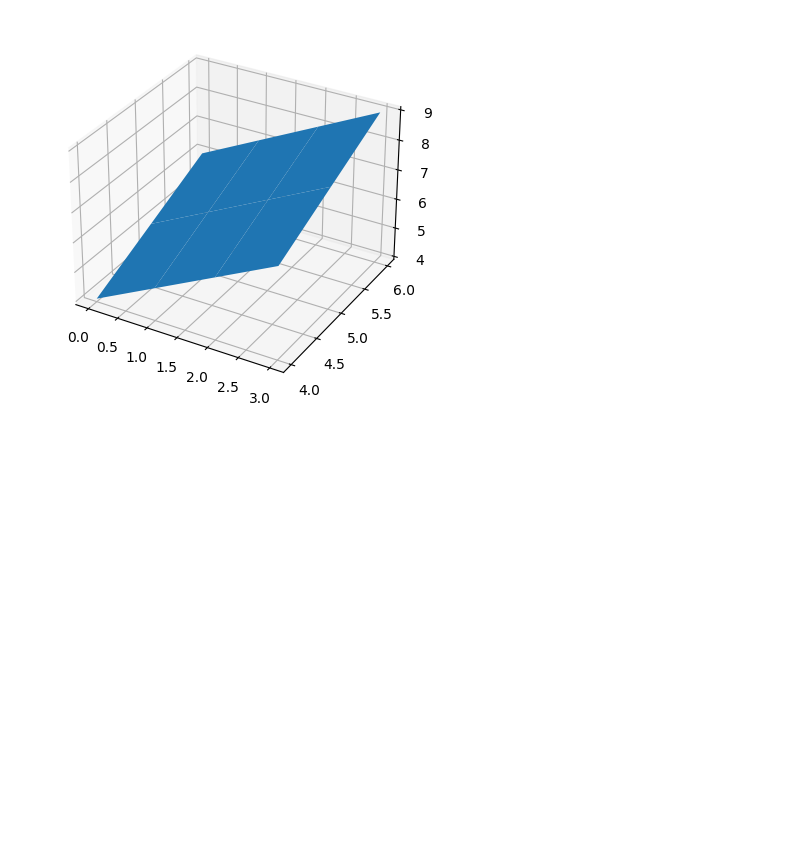
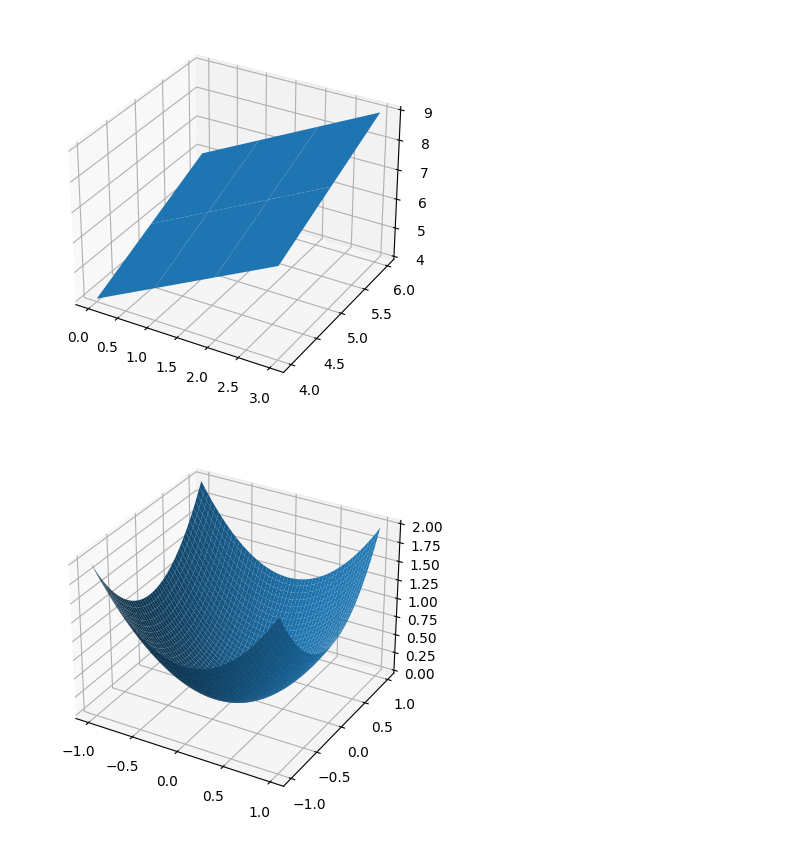
Before and after one commit to anirbang324/python_for_data_science, a Jupyter notebook: matplotlib/3d_plots_matplotlib.ipynb, the cells around one changed output. Drawn from its saved outputs; the diff is of its cells as text; code cells hidden in the pictures; blank space fills up the shorter version.

```diff
--- a/matplotlib/3d_plots_matplotlib.ipynb
+++ b/matplotlib/3d_plots_matplotlib.ipynb
@@ -61,3 +61,14 @@ ax.plot_surface(a,b,a+b)
 plt.show()
 # %% [output]
 [figure]
+# %%
+a = np.arange(-1,1,0.005)
+b = a
+a,b = np.meshgrid(a,b)
+# %%
+fig = plt.figure()
+ax = plt.axes(projection="3d")
+ax.plot_surface(a,b,a**2 + b**2)
+plt.show()
+# %% [output]
+[figure, added]
```
